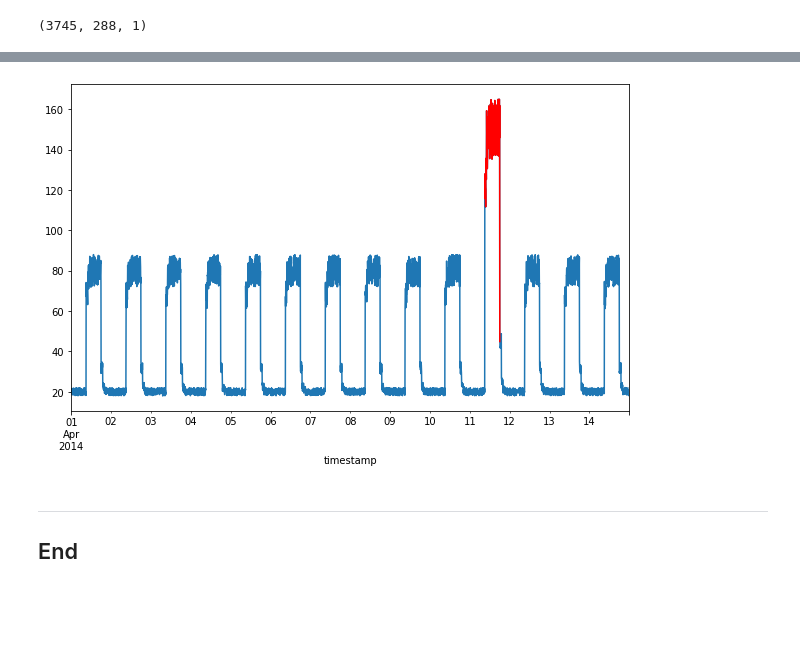
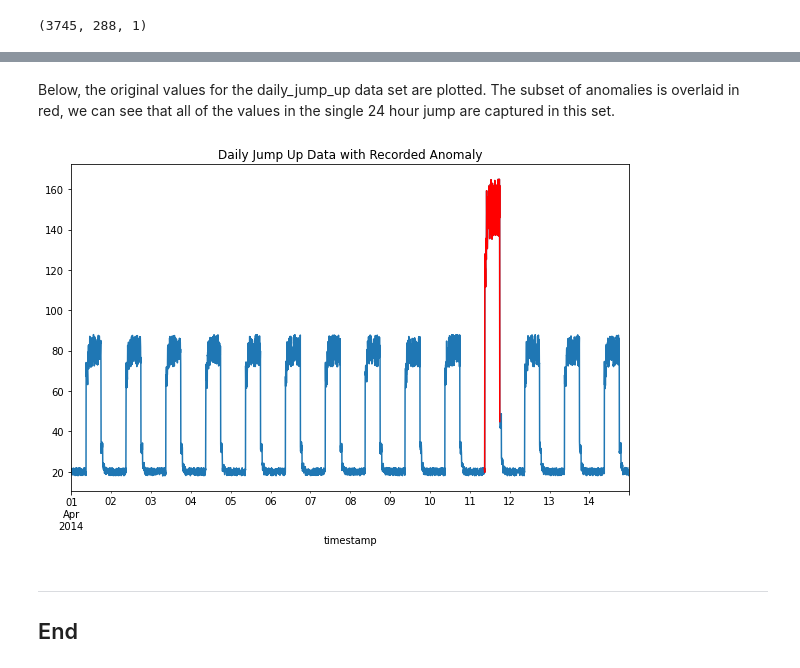
Before and after one commit to katemcg93/ML_Stats, a Jupyter notebook: Topic 5 - Keras Time Series Anomaly Detection.ipynb, the cells around one changed output, grey strips where cells are left out. Saved outputs shown, nothing was run; the diff lists cells and outputs as text; code cells hidden in the pictures; blank space fills up the shorter version.

```diff
--- a/Topic 5 - Keras Time Series Anomaly Detection.ipynb
+++ b/Topic 5 - Keras Time Series Anomaly Detection.ipynb
@@ -866,14 +936,18 @@ df_subset = df_daily_jumpsup.iloc[inds]
+# %% [markdown]
+Below, the original values for the daily_jump_up data set are plotted. The subset of anomalies is overlaid in red, we can see that all of the values in the single 24 hour jump are captured in this set.
 # %%
-#
+# Generate Plot
 fig, ax = plt.subplots(figsize=(10, 6))
 
 #
 df_daily_jumpsup.plot(legend=False, ax=ax)
 
 #
 df_subset.plot(legend=False, ax=ax, color="r");
+
+ax.set_title("Daily Jump Up Data with Recorded Anomaly");
 # %% [output]
-[figure, old version]
+[figure, new version]
 # %% [markdown]
 ***
 
```
Also changed, not shown: parts of 37 cells of this notebook, 1 other file.
